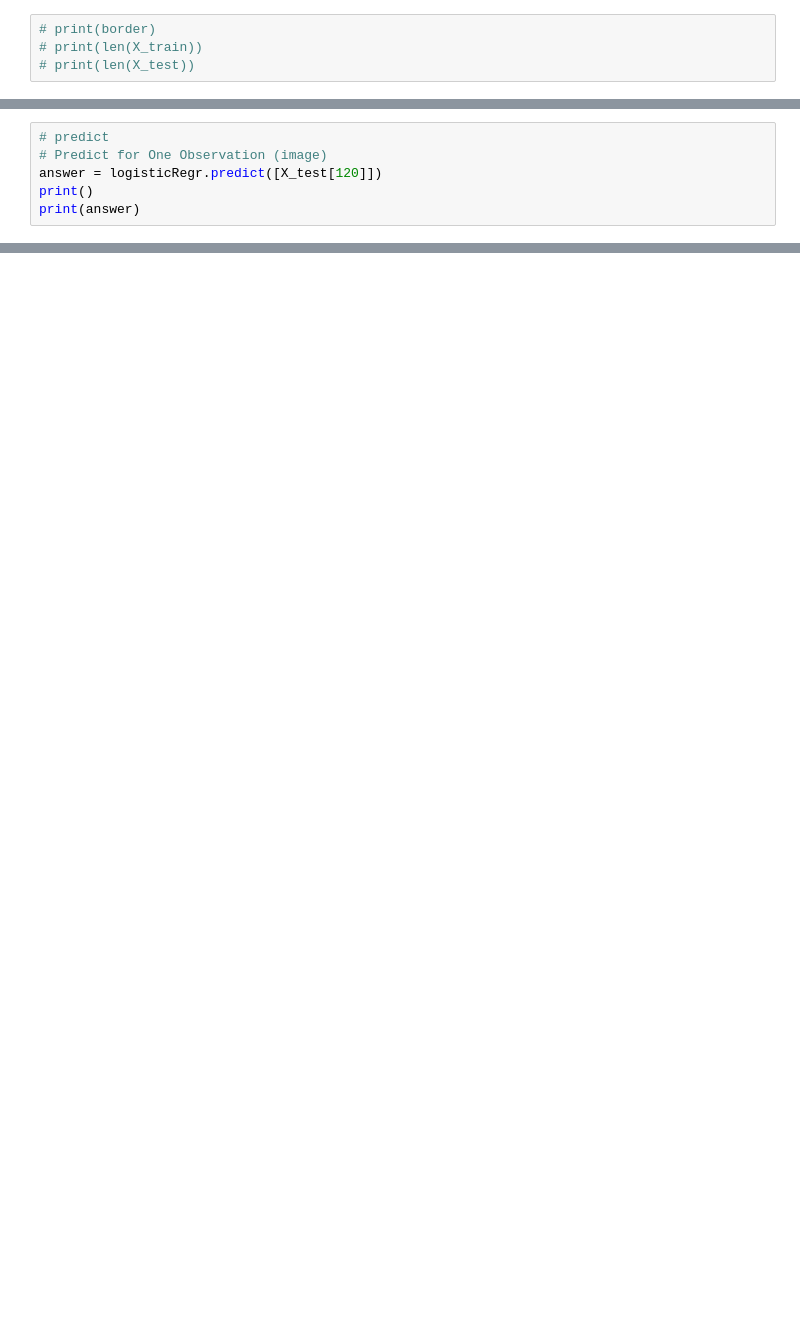
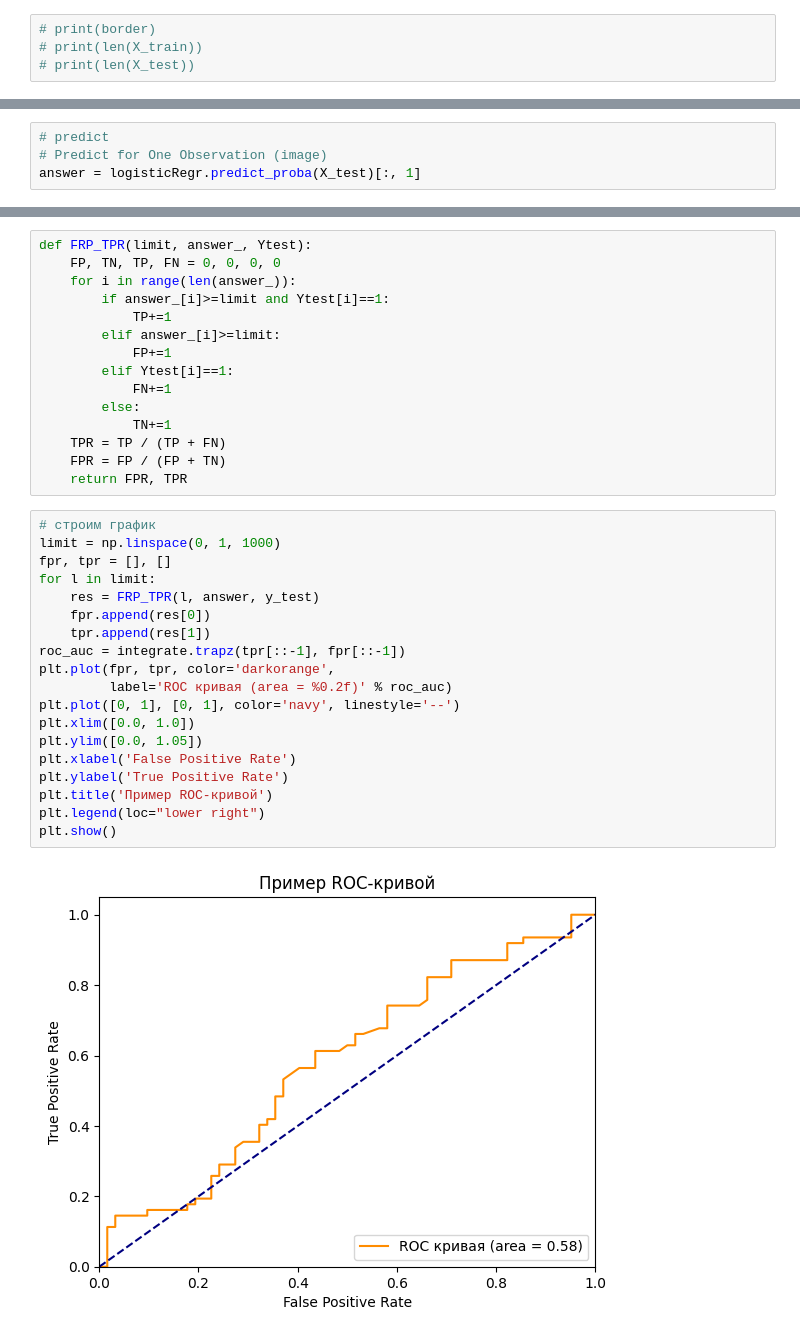
Before and after one commit to answerIII/GraphTheory2022-2023, a Jupyter notebook: Graph_theory.ipynb, the cells around one changed output, grey strips where cells are left out. Drawn from its saved outputs; the diff is of its cells as text; blank space fills up the shorter version.

Commit message:
ROC кривая

```diff
--- a/Graph_theory.ipynb
+++ b/Graph_theory.ipynb
@@ -619,6 +625,4 @@ logisticRegr.fit(X_train, y_train)
 # %%
 # predict
 # Predict for One Observation (image)
-answer = logisticRegr.predict([X_test[120]])
-print()
-print(answer)
+answer = logisticRegr.predict_proba(X_test)[:, 1]
@@ -624,0 +635,36 @@ print(answer)
+# %%
+def FRP_TPR(limit, answer_, Ytest):
+    FP, TN, TP, FN = 0, 0, 0, 0
+    for i in range(len(answer_)):
+        if answer_[i]>=limit and Ytest[i]==1:
+            TP+=1
+        elif answer_[i]>=limit:
+            FP+=1
+        elif Ytest[i]==1:
+            FN+=1
+        else:
+            TN+=1
+    TPR = TP / (TP + FN)
+    FPR = FP / (FP + TN)
+    return FPR, TPR
+# %%
+# строим график
+limit = np.linspace(0, 1, 1000)
+fpr, tpr = [], []
+for l in limit:
+    res = FRP_TPR(l, answer, y_test)
+    fpr.append(res[0])
+    tpr.append(res[1])
+roc_auc = integrate.trapz(tpr[::-1], fpr[::-1])
+plt.plot(fpr, tpr, color='darkorange',
+         label='ROC кривая (area = %0.2f)' % roc_auc)
+plt.plot([0, 1], [0, 1], color='navy', linestyle='--')
+plt.xlim([0.0, 1.0])
+plt.ylim([0.0, 1.05])
+plt.xlabel('False Positive Rate')
+plt.ylabel('True Positive Rate')
+plt.title('Пример ROC-кривой')
+plt.legend(loc="lower right")
+plt.show()
+# %% [output]
+[figure, added]
```
Also changed, not shown: parts of 7 cells of this notebook.
